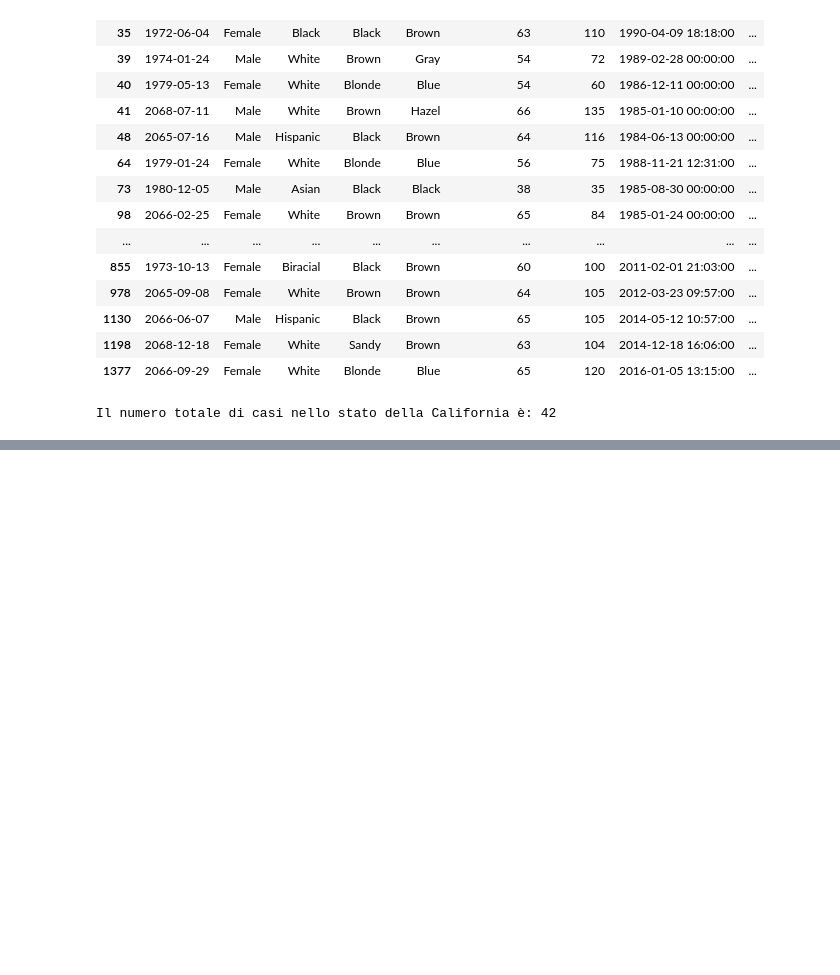
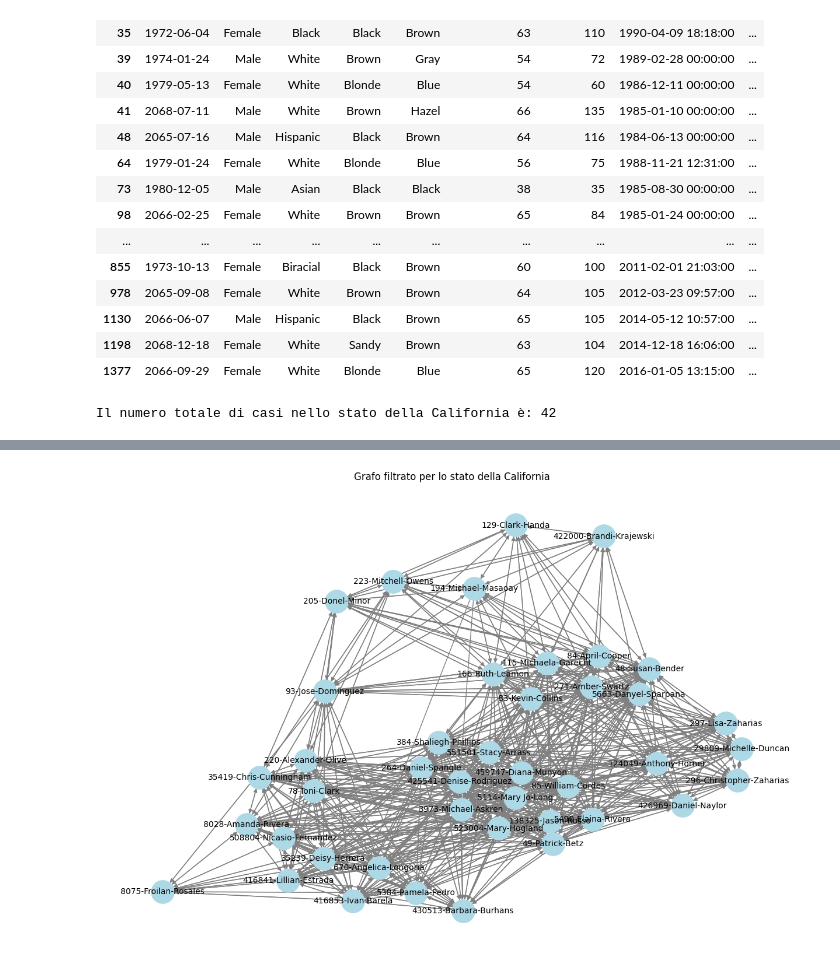
Before and after one commit to anitaliviabella/NetworkAnalysis, a Jupyter notebook: first.ipynb, the cells around one changed output, grey strips where cells are left out. Cells and saved outputs as stored; diff of their text form; code cells hidden in the pictures; blank space fills up the shorter version.

```diff
--- a/first.ipynb
+++ b/first.ipynb
@@ -168,25 +132,6 @@ nx.write_gexf(G, "graphs/grafo2_gephi.gexf")
 # %%
-# Filtra il grafo per lo stato della California
 filtered_state = 'CA'
 state_filtered_df = filtered_df[filtered_df['missingfromstate'] == filtered_state]
-
-# Inizializzazione del grafo diretto per lo stato filtrato
-G_state_filtered = nx.DiGraph()
-
-# Aggiungi nodi per gli identificatori dei bambini nello stato filtrato
-G_state_filtered.add_nodes_from(state_filtered_df['identifier'], node_type='child')
-
-# Aggiungi nodi per le città presenti nello stato filtrato
-filtered_cities = state_filtered_df['missingfromcity'].unique()
-G_state_filtered.add_nodes_from(filtered_cities, node_type='city')
-
-# Aggiungi archi in base alle relazioni desiderate
-for _, row in state_filtered_df.iterrows():
-    G_state_filtered.add_edge(row['identifier'], row['missingfromcity'], edge_type='located_in_city')
-
-
-# Salva il grafo filtrato per lo stato della California in un file Gephi
-nx.write_gexf(G_state_filtered, "graphs/grafo_gephi_california.gexf")
 state_filtered_df
 # %% [output]
 |  | birthdate | sex | race | haircolor | eyecolor | height (inches) | weight (lbs) | missingreporteddate | ... |
@@ -213,0 +169,42 @@ Il numero totale di casi nello stato della California è: 42
+# %%
+import itertools
+import matplotlib.pyplot as plt
+
+# Inizializzazione del grafo diretto per lo stato filtrato
+G = nx.DiGraph()
+
+#--------------------------------NODES---------------------------
+
+# Aggiungi nodi per gli identificatori dei bambini nello stato filtrato
+G.add_nodes_from(state_filtered_df['identifier'], node_type='child')
+
+
+
+#--------------------------------- EDGES ---------------------------------------
+
+
+# Aggiungi archi tra bambini che sono scomparsi nella stessa città
+for city in filtered_cities:
+    children_in_city = state_filtered_df[state_filtered_df['missingfromcity'] == city]['identifier'].unique()
+    G.add_edges_from(itertools.combinations(children_in_city, 2), edge_type='disappeared_in_same_city')
+
+#Aggiungi archi tra bambini che hanno la stessa etnia
+for _, row1 in state_filtered_df.iterrows():
+    for _, row2 in state_filtered_df.iterrows():
+           if row1['race'] == row2['race'] and row1['identifier'] != row2['identifier']:
+                G.add_edge(row1['identifier'], row2['identifier'], edge_type='same_race')
+
+#Aggiungi archi tra bambini che hanno lo stesso case type
+for _, row1 in state_filtered_df.iterrows():
+    for _, row2 in state_filtered_df.iterrows():
+        if row1['casetype'] == row2['casetype'] and row1['identifier'] != row2['identifier']:
+            G.add_edge(row1['identifier'], row2['identifier'], edge_type='same_case_type')
+
+#VISUALIZZAZIONE GRAFO
+pos = nx.spring_layout(G)
+plt.figure(figsize=(12, 8))
+nx.draw(G, with_labels=True, font_size=10, font_color='black', node_color='lightblue', node_size=800, edge_color='gray', pos=pos)
+plt.title("Grafo filtrato per lo stato della California")
+plt.show()
+# %% [output]
+[figure, added]
```
Also changed, not shown: parts of 9 cells of this notebook.
